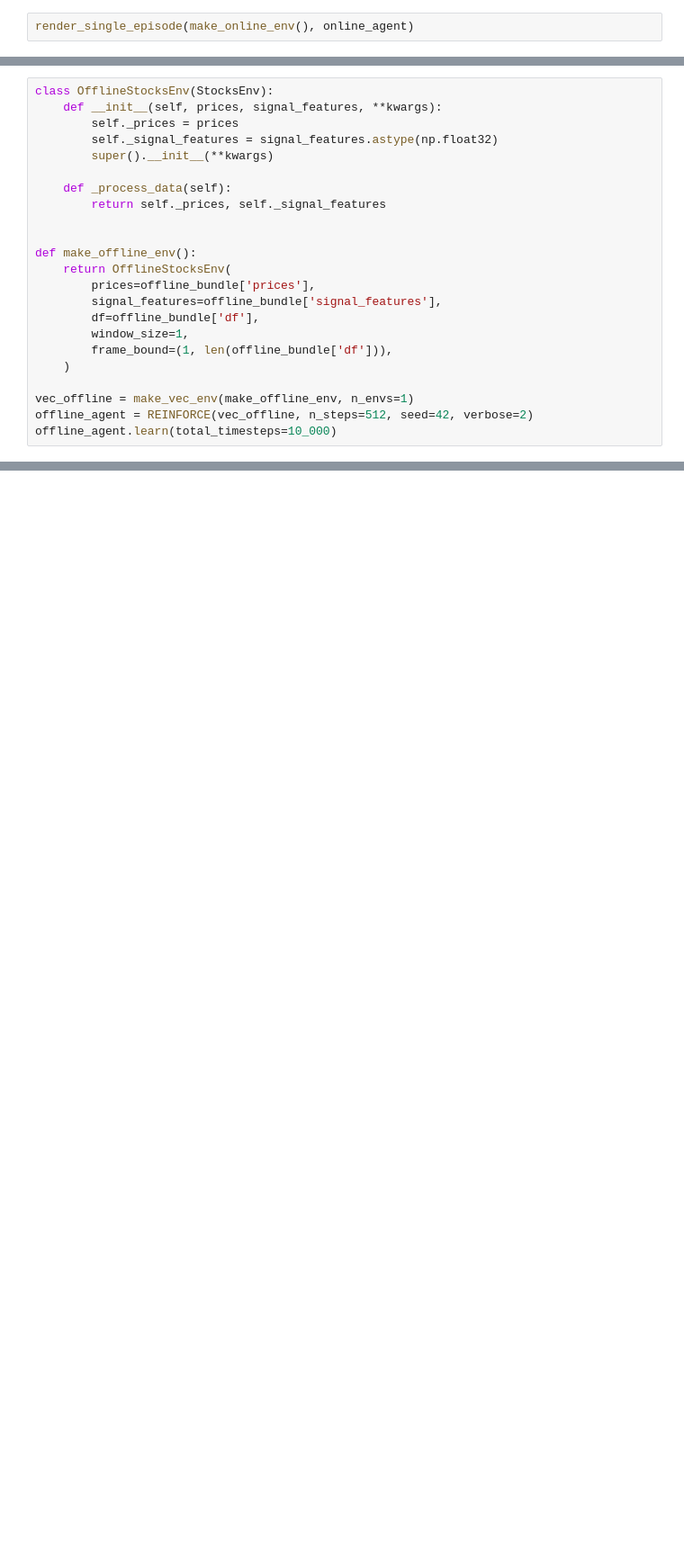
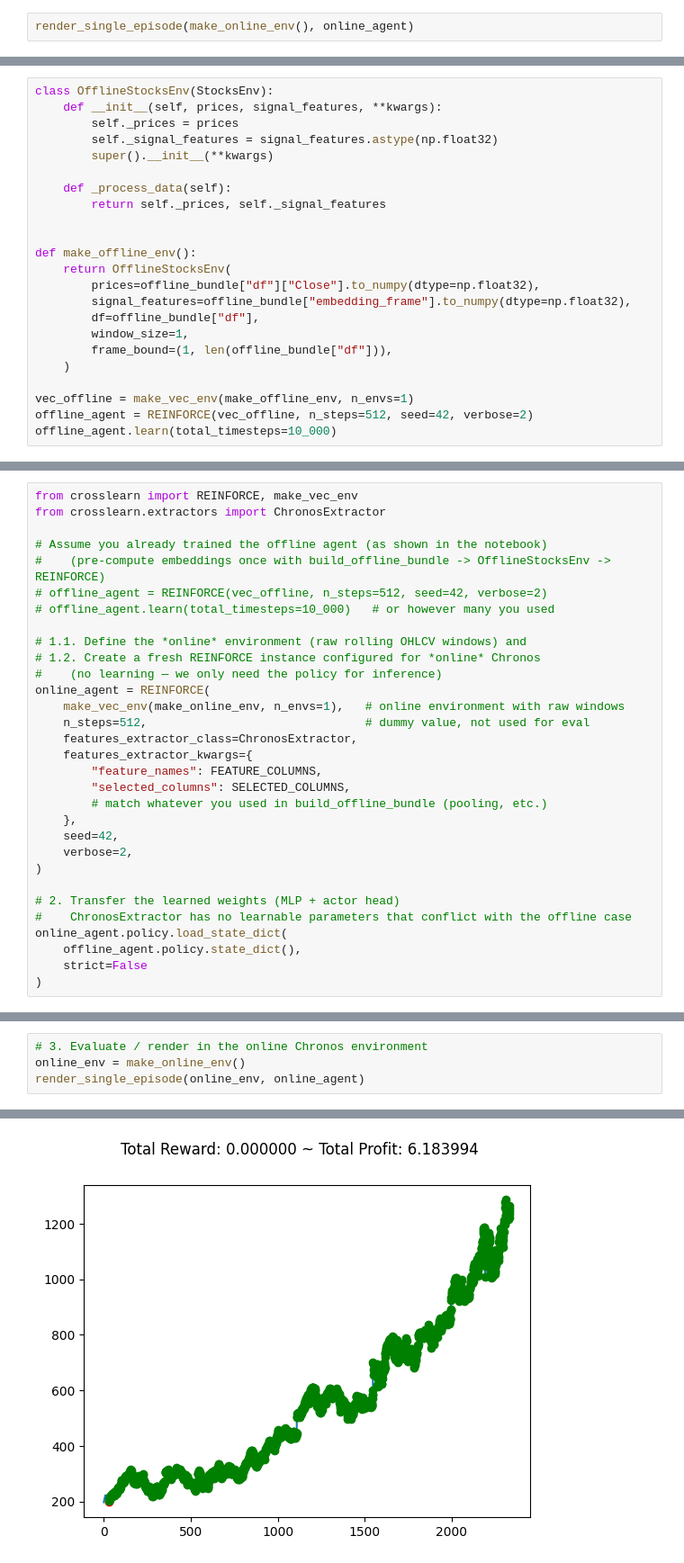
Before and after one commit to cpohagwu/crosslearn, a Jupyter notebook: examples/04_gym-anytrading_reinforce_chronos2.ipynb, the cells around one changed output, grey strips where cells are left out. Shown at 90% size. Saved outputs shown, nothing was run; the diff lists cells and outputs as text; blank space fills up the shorter version.

Commit message:
Support build_offline_bundle for the high-level offline dataframe-to-environment workflow

```diff
--- a/examples/04_gym-anytrading_reinforce_chronos2.ipynb
+++ b/examples/04_gym-anytrading_reinforce_chronos2.ipynb
@@ -149,11 +174,11 @@ class OfflineStocksEnv(StocksEnv):
 
 def make_offline_env():
     return OfflineStocksEnv(
-        prices=offline_bundle['prices'],
-        signal_features=offline_bundle['signal_features'],
-        df=offline_bundle['df'],
+        prices=offline_bundle["df"]["Close"].to_numpy(dtype=np.float32),
+        signal_features=offline_bundle["embedding_frame"].to_numpy(dtype=np.float32),
+        df=offline_bundle["df"],
         window_size=1,
-        frame_bound=(1, len(offline_bundle['df'])),
+        frame_bound=(1, len(offline_bundle["df"])),
     )
 
 vec_offline = make_vec_env(make_offline_env, n_envs=1)
@@ -163,0 +216,31 @@ render_single_episode(make_offline_env(), offline_agent)
+# %%
+from crosslearn import REINFORCE, make_vec_env
+from crosslearn.extractors import ChronosExtractor
+
+# Assume you already trained the offline agent (as shown in the notebook)
+#    (pre-compute embeddings once with build_offline_bundle -> OfflineStocksEnv -> REINFORCE)
+# offline_agent = REINFORCE(vec_offline, n_steps=512, seed=42, verbose=2)
+# offline_agent.learn(total_timesteps=10_000)   # or however many you used
+
+# 1.1. Define the *online* environment (raw rolling OHLCV windows) and
+# 1.2. Create a fresh REINFORCE instance configured for *online* Chronos
+#    (no learning — we only need the policy for inference)
+online_agent = REINFORCE(
+    make_vec_env(make_online_env, n_envs=1),   # online environment with raw windows
+    n_steps=512,                               # dummy value, not used for eval
+    features_extractor_class=ChronosExtractor,
+    features_extractor_kwargs={
+        "feature_names": FEATURE_COLUMNS,
+        "selected_columns": SELECTED_COLUMNS,
+        # match whatever you used in build_offline_bundle (pooling, etc.)
+    },
+    seed=42,
+    verbose=2,
+)
+
+# 2. Transfer the learned weights (MLP + actor head)
+#    ChronosExtractor has no learnable parameters that conflict with the offline case
+online_agent.policy.load_state_dict(
+    offline_agent.policy.state_dict(),
+    strict=False
+)
@@ -163,0 +261,5 @@ render_single_episode(make_offline_env(), offline_agent)
+# %%
+# 3. Evaluate / render in the online Chronos environment
+online_env = make_online_env()
+render_single_episode(online_env, online_agent)
+# %% [output]
@@ -163,0 +267 @@ render_single_episode(make_offline_env(), offline_agent)
+[figure, added]
```
Also changed, not shown: parts of 13 cells of this notebook, 7 other files.
